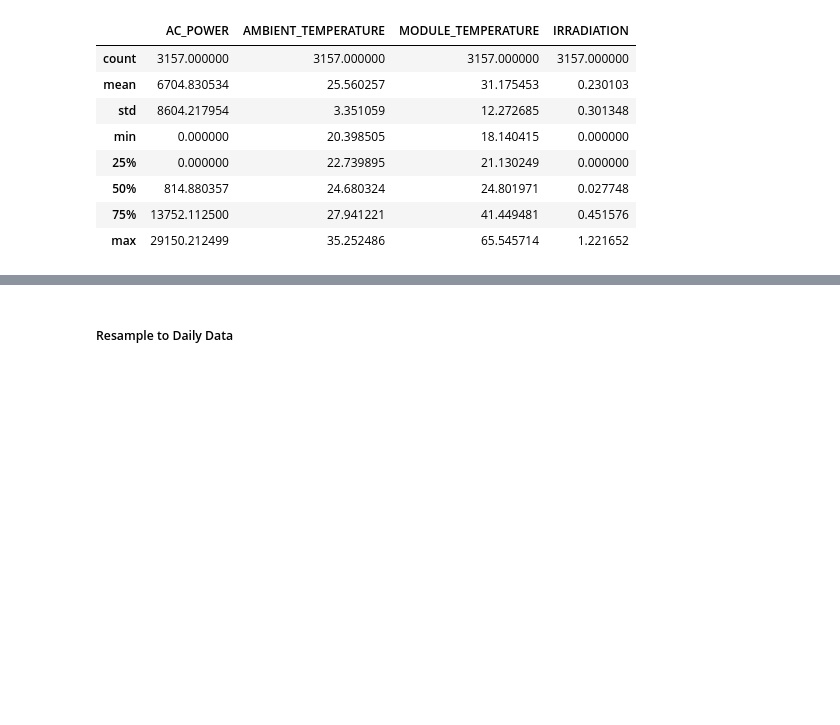
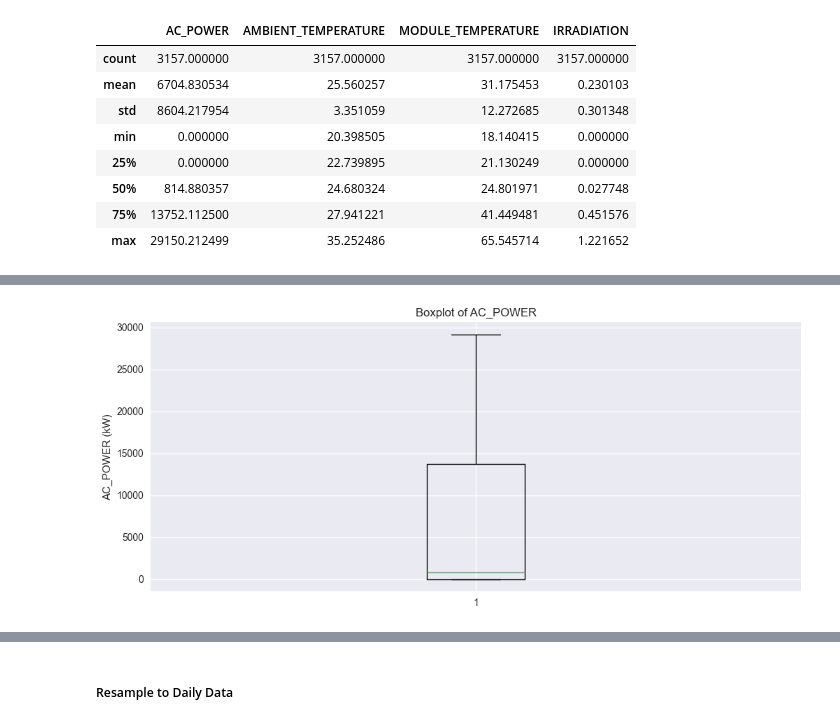
Before and after one commit to sanodyaJinadasa/Solar-Power-Generation-Forecasting, a Jupyter notebook: analysis.ipynb, the cells around one changed output, grey strips where cells are left out. Cells and saved outputs as stored; diff of their text form; code cells hidden in the pictures; blank space fills up the shorter version.

```diff
--- a/analysis.ipynb
+++ b/analysis.ipynb
@@ -111,0 +134,8 @@ data.describe()
+# %%
+plt.figure()
+plt.boxplot(data["AC_POWER"])
+plt.title("Boxplot of AC_POWER")
+plt.ylabel("AC_POWER (kW)")
+plt.show()
+# %% [output]
+[figure, added]
```
Also changed, not shown: parts of 9 cells of this notebook.
